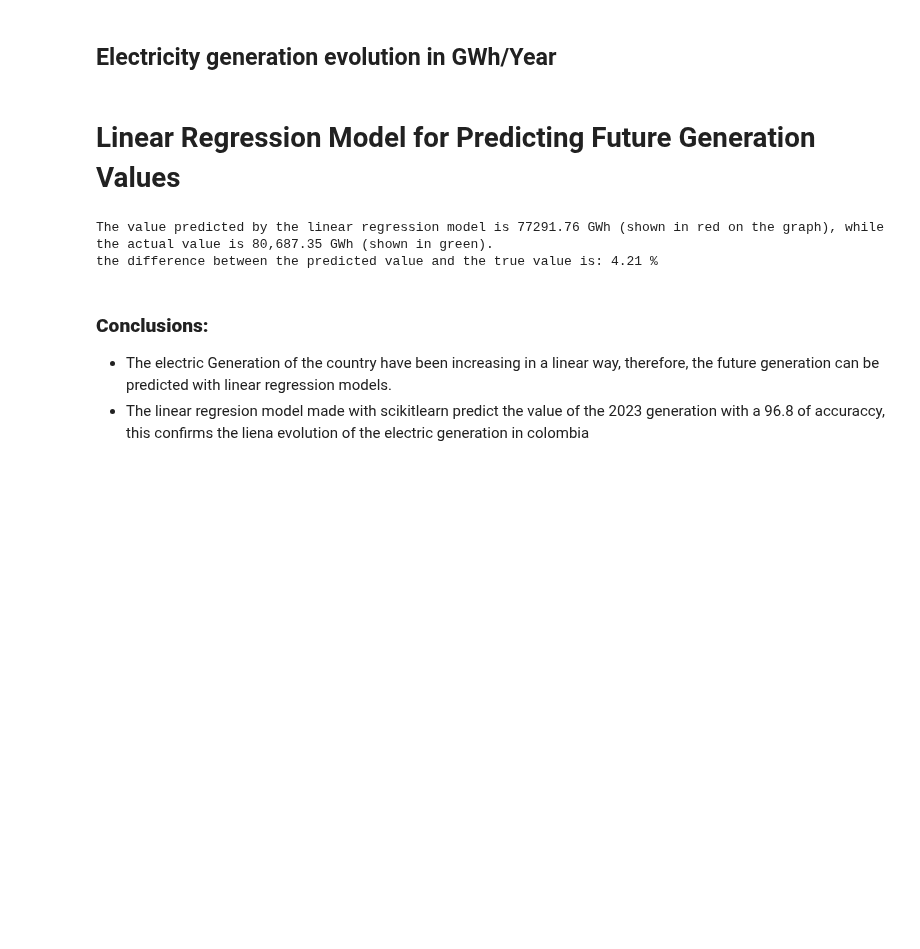
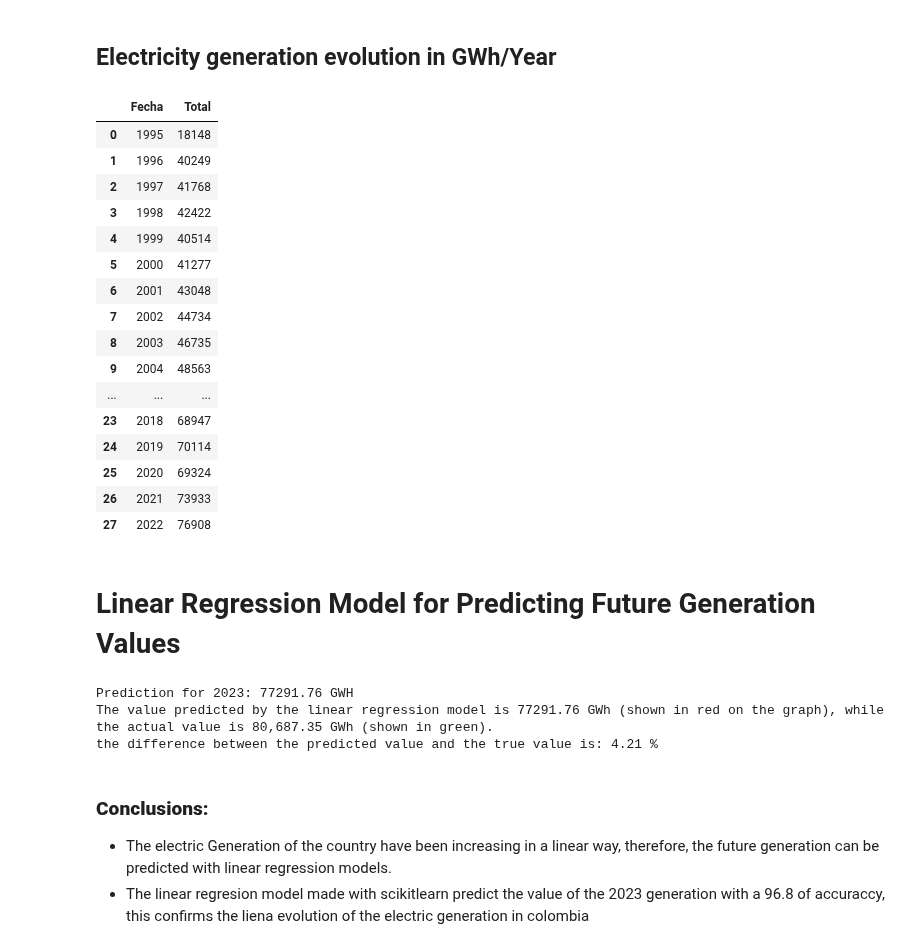
Before and after one commit to Mateoferrnandez/Projects, a Jupyter notebook: Personal Projects/Electrical Grid Data Analysis and Forecasting/notebooks/ElectricGeneration_colombia copy.ipynb, the cells around one changed output. Saved outputs shown, nothing was run; the diff lists cells and outputs as text; code cells hidden in the pictures; blank space fills up the shorter version.

```diff
--- a/Personal Projects/Electrical Grid Data Analysis and Forecasting/notebooks/ElectricGeneration_colombia copy.ipynb
+++ b/Personal Projects/Electrical Grid Data Analysis and Forecasting/notebooks/ElectricGeneration_colombia copy.ipynb
@@ -343,33 +362,77 @@ yearlygeneration.to_csv("EnergiaElectricaColombia.csv")
 # %% [markdown]
 ## Electricity generation evolution in GWh/Year
 # %%
-data=yearlygeneration.groupby("Fecha").sum(numeric_only=True).reset_index()
-fig =px.line(data, x='Fecha', y='Total', title='Evolution and prediction of Generation',
-                 labels={'Fecha': 'Years', 'Total': 'Generation (GWH)'},markers=True)
+# Convert the 'Fecha' column to just the year
+yearlygeneration["Fecha"] = yearlygeneration["Fecha"].dt.year
+
+# Group by 'Fecha' and calculate the sum of numeric columns, then reset the index
+data = yearlygeneration.groupby("Fecha").sum(numeric_only=True).reset_index()
+
+# Plot the data using Plotly
+fig = px.line(data, x='Fecha', y='Total', title='Evolution and Prediction of Generation',
+              labels={'Fecha': 'Years', 'Total': 'Generation (GWH)'}, markers=True)
+
+# Update the trace marker color
 fig.update_traces(marker=dict(color='#EBA02E'))
+
+# Update layout properties
 fig.update_layout(
     xaxis=dict(tickmode='linear'),
     yaxis=dict(tickformat=".0f"),
     template='plotly_white',
-    title=dict(font=dict(size=30), x=0.5,  # Centrar el título
-        xanchor='center',),
+    title=dict(font=dict(size=30), x=0.5, xanchor='center'),
     xaxis_title=dict(font=dict(size=15)),
     yaxis_title=dict(font=dict(size=15)),
-    legend=dict(font=dict(size=12)),width=1400,height=550
+    legend=dict(font=dict(size=12)),
+    width=1400,
+    height=550
 )
+
+# Show the plot
 fig.show()
+
+# Print the dataframe
+data[['Fecha', 'Total']]
+# %% [output]
+|  | Fecha | Total |
+| 0 | 1995 | 18148 |
+| 1 | 1996 | 40249 |
+| 2 | 1997 | 41768 |
+| 3 | 1998 | 42422 |
+| 4 | 1999 | 40514 |
+| 5 | 2000 | 41277 |
+| 6 | 2001 | 43048 |
+| 7 | 2002 | 44734 |
+| 8 | 2003 | 46735 |
+| 9 | 2004 | 48563 |
+| ... | ... | ... |
+| 23 | 2018 | 68947 |
+| 24 | 2019 | 70114 |
+| 25 | 2020 | 69324 |
+| 26 | 2021 | 73933 |
+| 27 | 2022 | 76908 |
 # %% [markdown]
 # Linear Regression Model for Predicting Future Generation Values
 # %%
-temp_reg=LinearRegression()
-#df=df.loc[df["Year"] >1995]
-data=yearlygeneration.groupby("Fecha").sum(numeric_only=True).reset_index()
-temp_reg.fit(np.array(data["Fecha"]).reshape(-1,1),np.array(data["Total"]).reshape(-1,1))
-prediccion= temp_reg.predict(np.array(2023).reshape(1,-1)).item()
-#fig = px.scatter(data, x='Fecha', y='Total', title='Evolution and prediction of Generation',
-    #             labels={'Fecha': 'Years', 'Total': 'Generation (GWH)'})
-fig =px.line(data, x='Fecha', y='Total', title='Evolution and prediction of Generation',
-                 labels={'Fecha': 'Years', 'Total': 'Generation (GWH)'},markers=True)
+
+
+# Initialize the Linear Regression model
+temp_reg = LinearRegression()
+
+# Fit the model to the data
+temp_reg.fit(np.array(data["Fecha"]).reshape(-1, 1), np.array(data["Total"]).reshape(-1, 1))
+
+# Predict the value for the year 2023
+prediccion = temp_reg.predict(np.array(2023).reshape(1, -1)).item()
+
+# Print the prediction for 2023
+print(f"Prediction for 2023: {round(prediccion,2)} GWH")
+
+# Plot the data using Plotly
+fig = px.line(data, x='Fecha', y='Total', title='Evolution and Prediction of Generation',
+              labels={'Fecha': 'Years', 'Total': 'Generation (GWH)'}, markers=True)
+
+# Update the trace marker color
 fig.update_traces(marker=dict(color='#EBA02E'))
 
 # Add the prediction point
@@ -403,6 +466,7 @@ fig.show()
 print(f"The value predicted by the linear regression model is {round(prediccion,2)} GWh (shown in red on the graph), while the actual value is 80,687.35 GWh (shown in green).")
 print(f"the difference between the predicted value and the true value is: {round((80687.35-prediccion)/80687.35*100,2)} %")
 # %% [output]
+Prediction for 2023: 77291.76 GWH
 The value predicted by the linear regression model is 77291.76 GWh (shown in red on the graph), while the actual value is 80,687.35 GWh (shown in green).
 the difference between the predicted value and the true value is: 4.21 %
 # %% [markdown]
```
Also changed, not shown: parts of 12 cells of this notebook, 2 other files.
